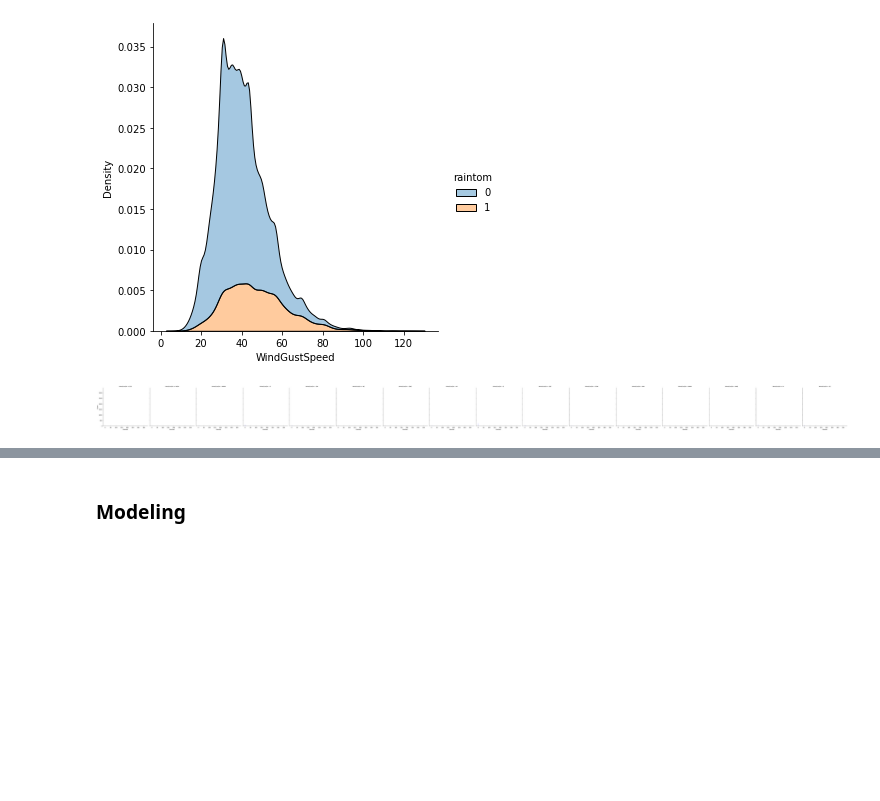
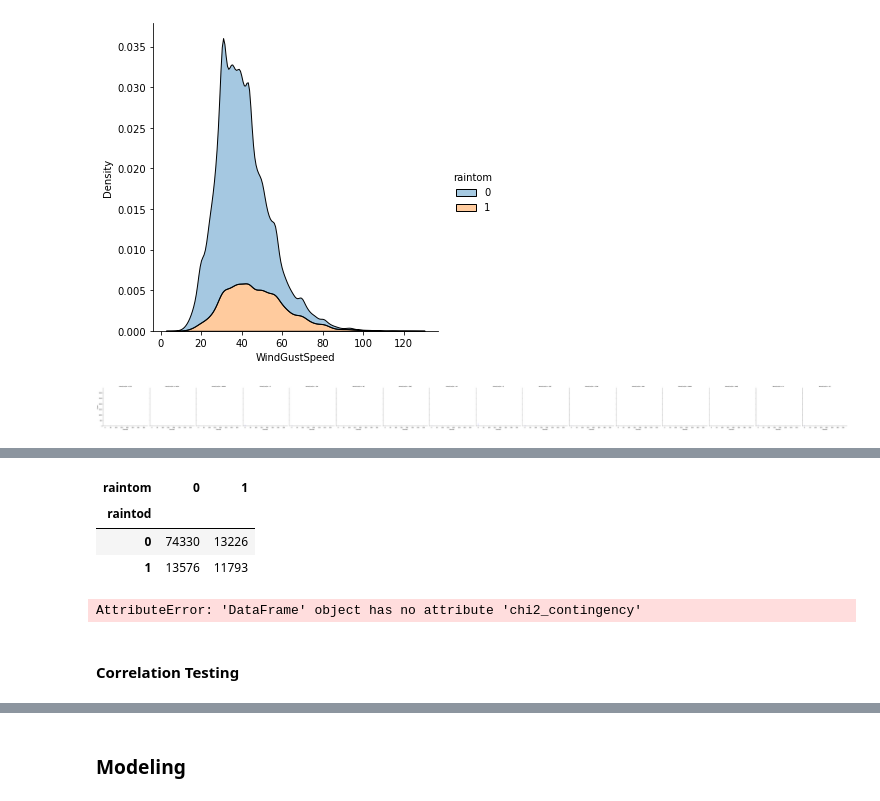
Before and after one commit to ForrestMccrosky/Rainfall_Australia, a Jupyter notebook: Australia_Rain_Rough.ipynb, the cells around one changed output, grey strips where cells are left out. Saved outputs shown, nothing was run; the diff lists cells and outputs as text; code cells hidden in the pictures; blank space fills up the shorter version.

Commit message:
adding stats testing

```diff
--- a/Australia_Rain_Rough.ipynb
+++ b/Australia_Rain_Rough.ipynb
@@ -495,0 +516,24 @@ plt.show()
+# %%
+## creating our observed crosstab of the two categories
+
+observed = pd.crosstab(df.raintod, df.raintom)
+observed
+# %% [output]
+| raintom | 0 | 1 |
+| raintod |  |  |
+| 0 | 74330 | 13226 |
+| 1 | 13576 | 11793 |
+# %%
+chi2, p, degf, expected = stats.chi2_contingency(observed)
+
+print('Observed\n')
+print(observed.values)
+print('---\nExpected\n')
+print(expected)
+print('---\n')
+print(f'chi^2 = {chi2:.4f}')
+print(f'p     = {p:.4f}')
+# %% [output]
+AttributeError: 'DataFrame' object has no attribute 'chi2_contingency'
+# %% [markdown]
+#### Correlation Testing
```
Also changed, not shown: parts of 30 cells of this notebook.
